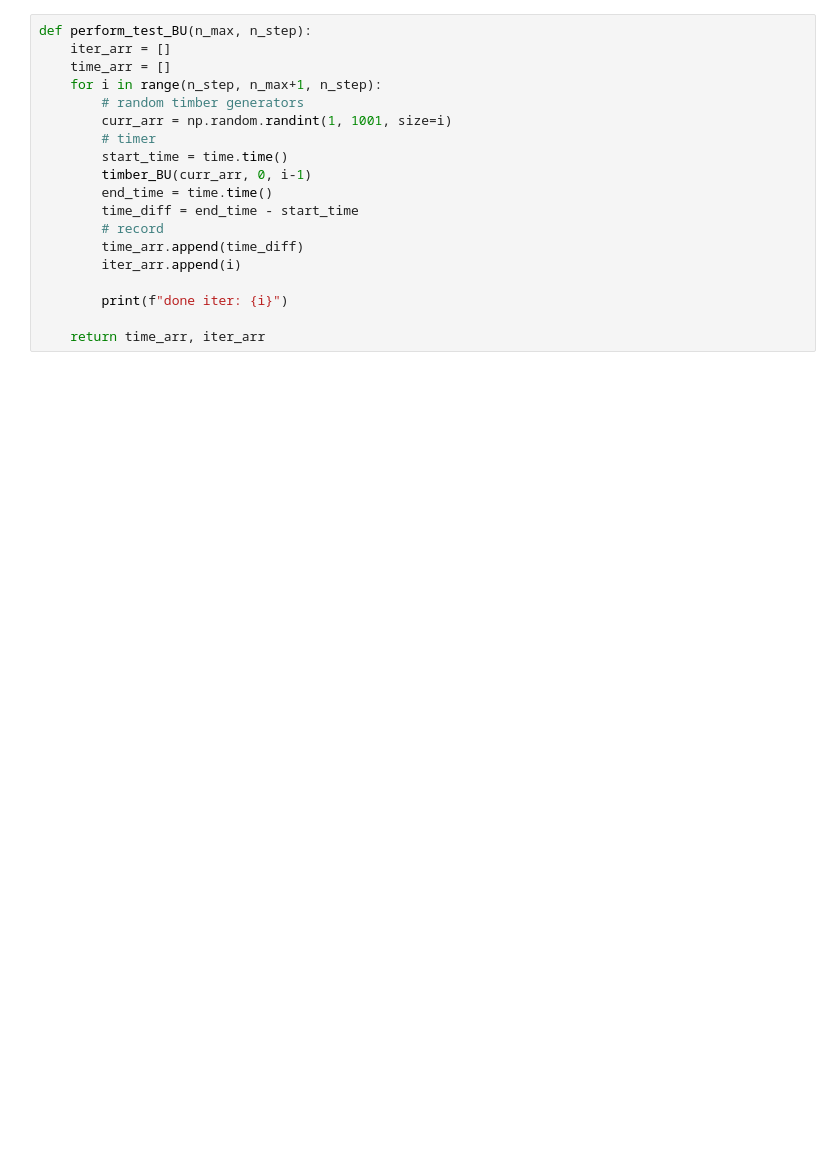
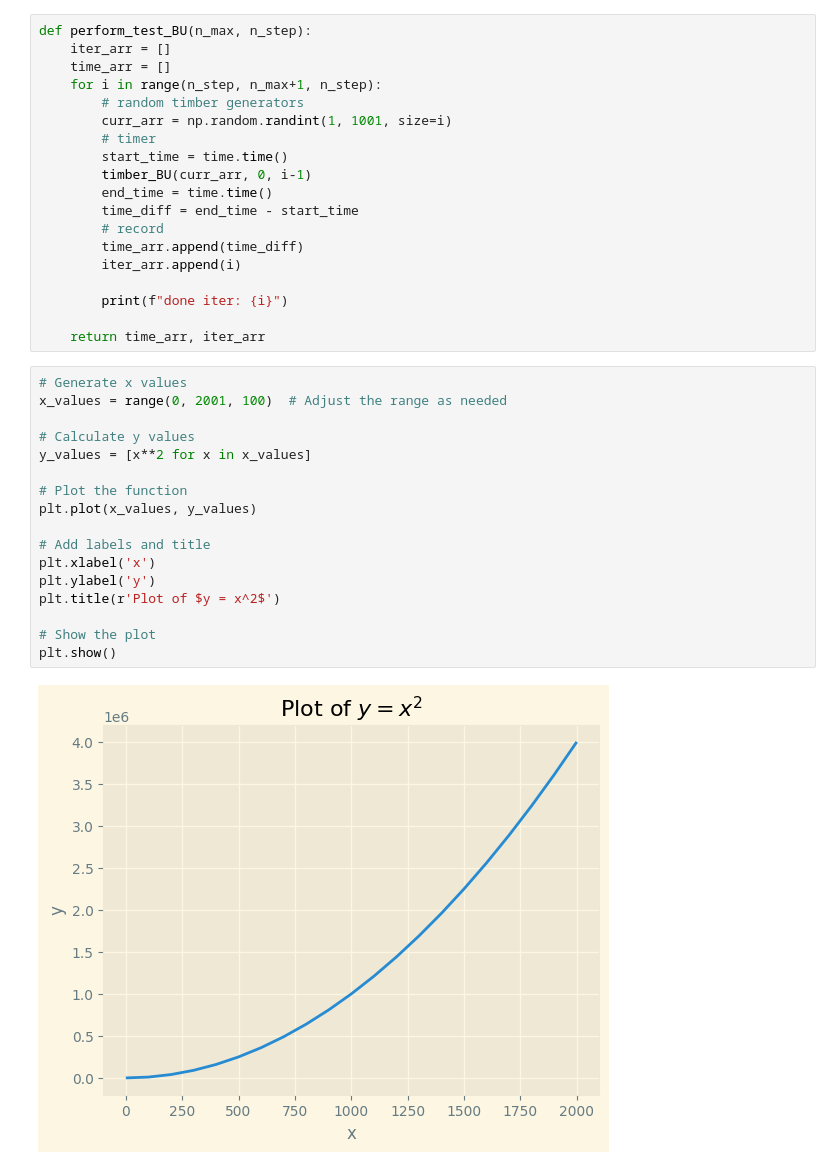
Before and after one commit to BA2183/CSCI_406_Timber_Problem, a Jupyter notebook: timber.ipynb, the cells around one changed output. Drawn from its saved outputs; the diff is of its cells as text; blank space fills up the shorter version.

```diff
--- a/timber.ipynb
+++ b/timber.ipynb
@@ -109,3 +126,22 @@ def perform_test_BU(n_max, n_step):
         print(f"done iter: {i}")
 
     return time_arr, iter_arr
+# %%
+# Generate x values
+x_values = range(0, 2001, 100)  # Adjust the range as needed
+
+# Calculate y values
+y_values = [x**2 for x in x_values]
+
+# Plot the function
+plt.plot(x_values, y_values)
+
+# Add labels and title
+plt.xlabel('x')
+plt.ylabel('y')
+plt.title(r'Plot of $y = x^2$')
+
+# Show the plot
+plt.show()
+# %% [output]
+[figure, added]
```
Also changed, not shown: parts of 11 cells of this notebook, 2 other files.
